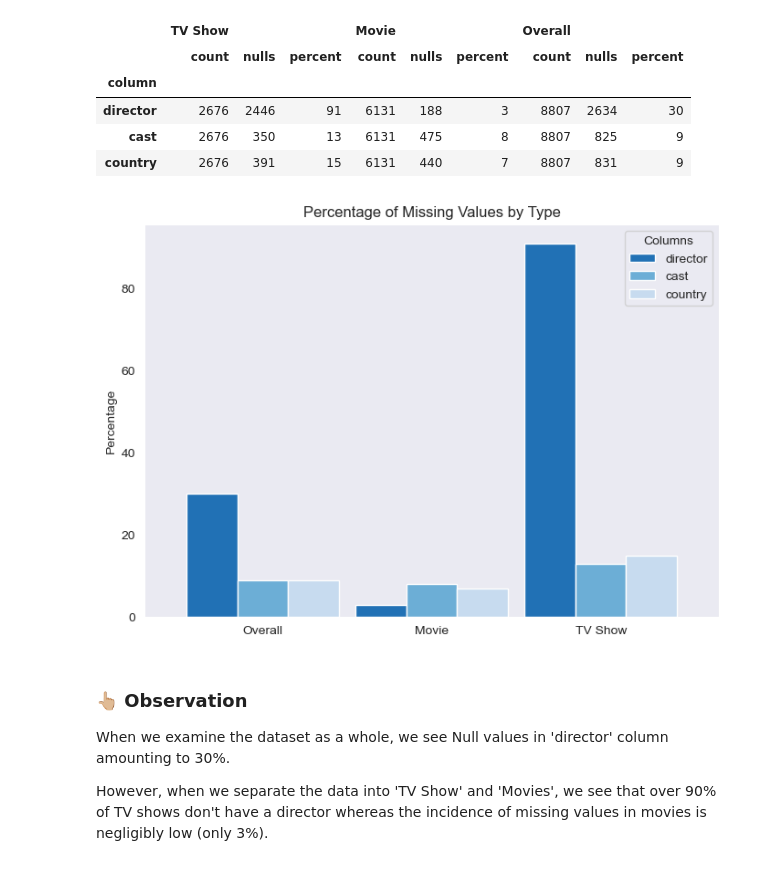
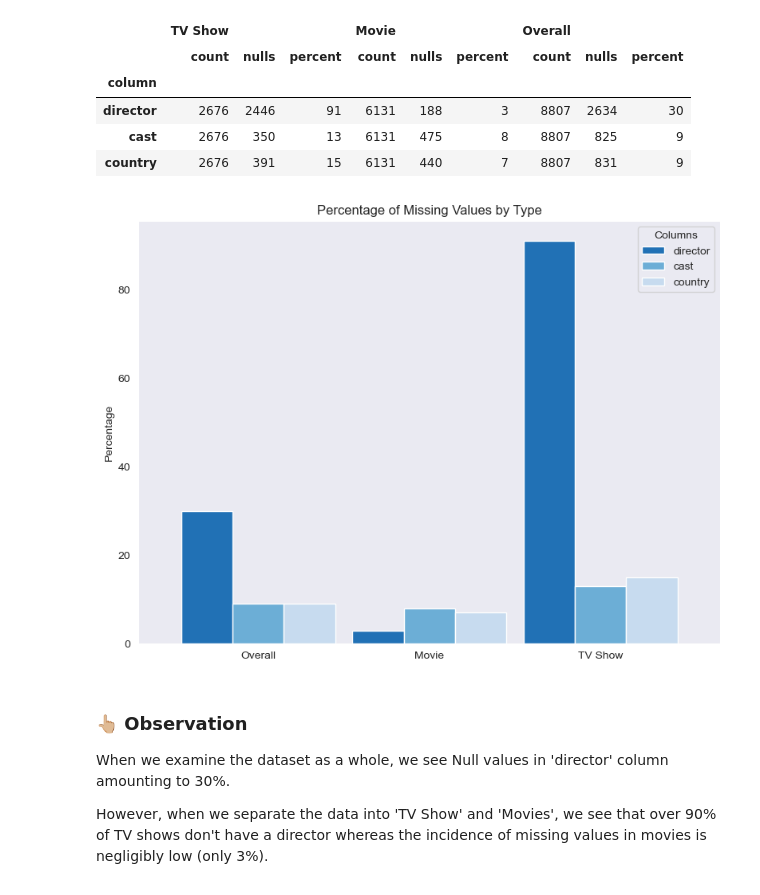
Before and after one commit to thecont1/flickr-pump-light, a Jupyter notebook: netflix.ipynb, the cells around one changed output. Drawn from its saved outputs; the diff is of its cells as text; code cells hidden in the pictures.

```diff
--- a/netflix.ipynb
+++ b/netflix.ipynb
@@ -174,14 +164,17 @@ missing_values_overall = pd.DataFrame({'count': len(df),
                                        'percent': df.isna().mean().round(4)*100})
 missing_values_overall = missing_values_overall[missing_values_overall>0]
 
-missing_values_by_type = lambda t: pd.DataFrame({'count': len(df[df['type']==t]),
-                                                 'nulls': df[df['type']==t].isna().sum(),
-                                                 'percent': df[df['type']==t].isna().mean().round(4)*100})
+missing_values_by_type =\
+lambda t: pd.DataFrame({'count': len(df[df['type']==t]),
+                        'nulls': df[df['type']==t].isna().sum(),
+                        'percent': df[df['type']==t].isna().mean().round(4)*100})
 
 mv_tv = missing_values_by_type('TV Show')[missing_values_by_type('TV Show')['nulls'] > 0]
 mv_movie = missing_values_by_type('Movie')[missing_values_by_type('Movie')['nulls'] > 0]
 
-df_missing_values_by_type = pd.concat([mv_tv, mv_movie, missing_values_overall], axis=1, keys=['TV Show', 'Movie', 'Overall']).round().astype('Int64')
+df_missing_values_by_type =\
+pd.concat([mv_tv, mv_movie, missing_values_overall],
+           axis=1, keys=['TV Show', 'Movie', 'Overall']).round().astype('Int64')
 df_missing_values_by_type.loc[['director', 'cast', 'country'],].rename_axis('column')
 # %% [output]
 |  | TV Show |  |  | Movie |  |  | Overall |  |  |
@@ -191,22 +184,23 @@ df_missing_values_by_type.loc[['director', 'cast', 'country'],].rename_axis('col
 | cast | 2676 | 350 | 13 | 6131 | 475 | 8 | 8807 | 825 | 9 |
 | country | 2676 | 391 | 15 | 6131 | 440 | 7 | 8807 | 831 | 9 |
 # %%
-selected_data = df_missing_values_by_type.loc[['director', 'cast', 'country'],
-                                              [('Overall', 'percent'), ('Movie', 'percent'), ('TV Show', 'percent')]].T
+selected_data =\
+df_missing_values_by_type.loc[['director', 'cast', 'country'],
+                              [('Overall', 'percent'), ('Movie', 'percent'), ('TV Show', 'percent')]].T
 selected_data.index = selected_data.index.get_level_values(0)
 selected_data.plot(kind='bar',
-                   figsize=(7, 5),
+                   figsize=(8, 6),
                    rot=0,
                    title='Percentage of Missing Values by Type',
                    ylabel='Percentage',
                    width=0.9,)
 plt.legend(title='Columns')
 plt.tight_layout(pad=1.0, h_pad=1.0)
 sns.set_style('dark')
 sns.set_palette('Blues_r', 3)
 plt.show()
 # %% [output]
-[figure, old version]
+[figure, new version]
 # %% [markdown]
 ### 👆🏼 Observation
 
```
Also changed, not shown: parts of 39 cells of this notebook, 2 other files.
